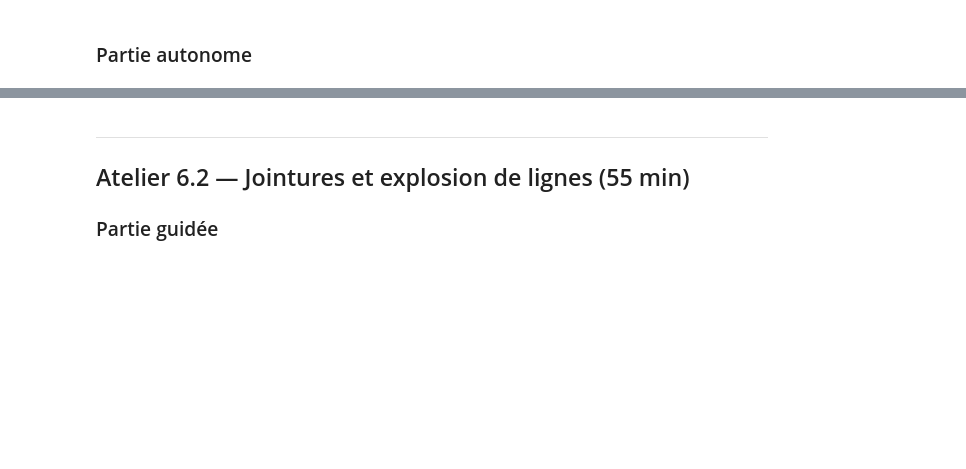
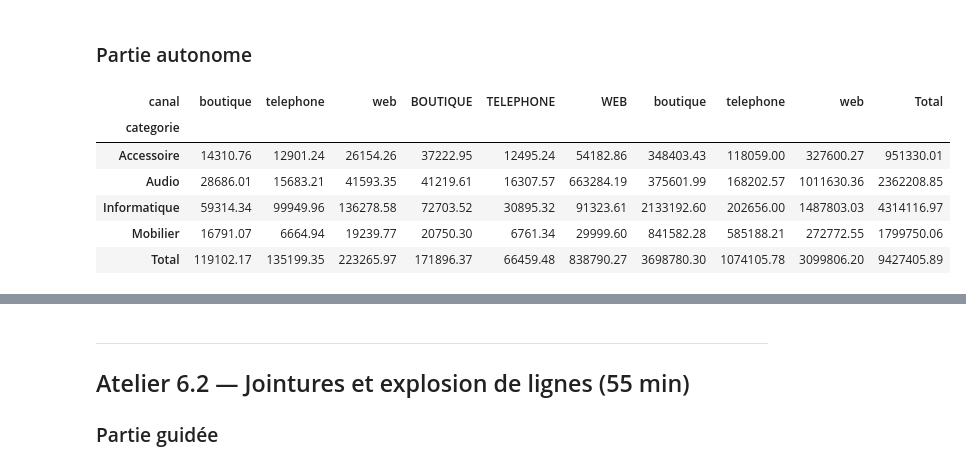
Before and after one commit to BeniFox/Master-Data-IA, a Jupyter notebook: 06_agregation_jointures.ipynb, the cells around one changed output, grey strips where cells are left out. Cells and saved outputs as stored; diff of their text form; code cells hidden in the pictures; blank space fills up the shorter version.

```diff
--- a/06_agregation_jointures.ipynb
+++ b/06_agregation_jointures.ipynb
@@ -124,5 +198,23 @@ sales.groupby('canal').apply(summarize_group, include_groups=False)
 # %%
 # Q1. Construire un tableau croisé : chiffre d'affaires par catégorie et par canal,
 #     avec les totaux en marge. Utilisez pivot_table avec margins=True.
 
-# TODO
+ca_par_categorie_canal = sales_valides.pivot_table(
+    index="categorie",
+    columns="canal",
+    values="montant",
+    aggfunc="sum",
+    margins=True,
+    margins_name="Total",
+    fill_value=0
+).round(2)
+
+display(ca_par_categorie_canal)
+# %% [output]
+| canal | boutique | telephone | web | BOUTIQUE | TELEPHONE | WEB | boutique | telephone | web | Total |
+| categorie |  |  |  |  |  |  |  |  |  |  |
+| Accessoire | 14310.76 | 12901.24 | 26154.26 | 37222.95 | 12495.24 | 54182.86 | 348403.43 | 118059.00 | 327600.27 | 951330.01 |
+| Audio | 28686.01 | 15683.21 | 41593.35 | 41219.61 | 16307.57 | 663284.19 | 375601.99 | 168202.57 | 1011630.36 | 2362208.85 |
+| Informatique | 59314.34 | 99949.96 | 136278.58 | 72703.52 | 30895.32 | 91323.61 | 2133192.60 | 202656.00 | 1487803.03 | 4314116.97 |
+| Mobilier | 16791.07 | 6664.94 | 19239.77 | 20750.30 | 6761.34 | 29999.60 | 841582.28 | 585188.21 | 272772.55 | 1799750.06 |
+| Total | 119102.17 | 135199.35 | 223265.97 | 171896.37 | 66459.48 | 838790.27 | 3698780.30 | 1074105.78 | 3099806.20 | 9427405.89 |
```
Also changed, not shown: parts of 30 cells of this notebook.
